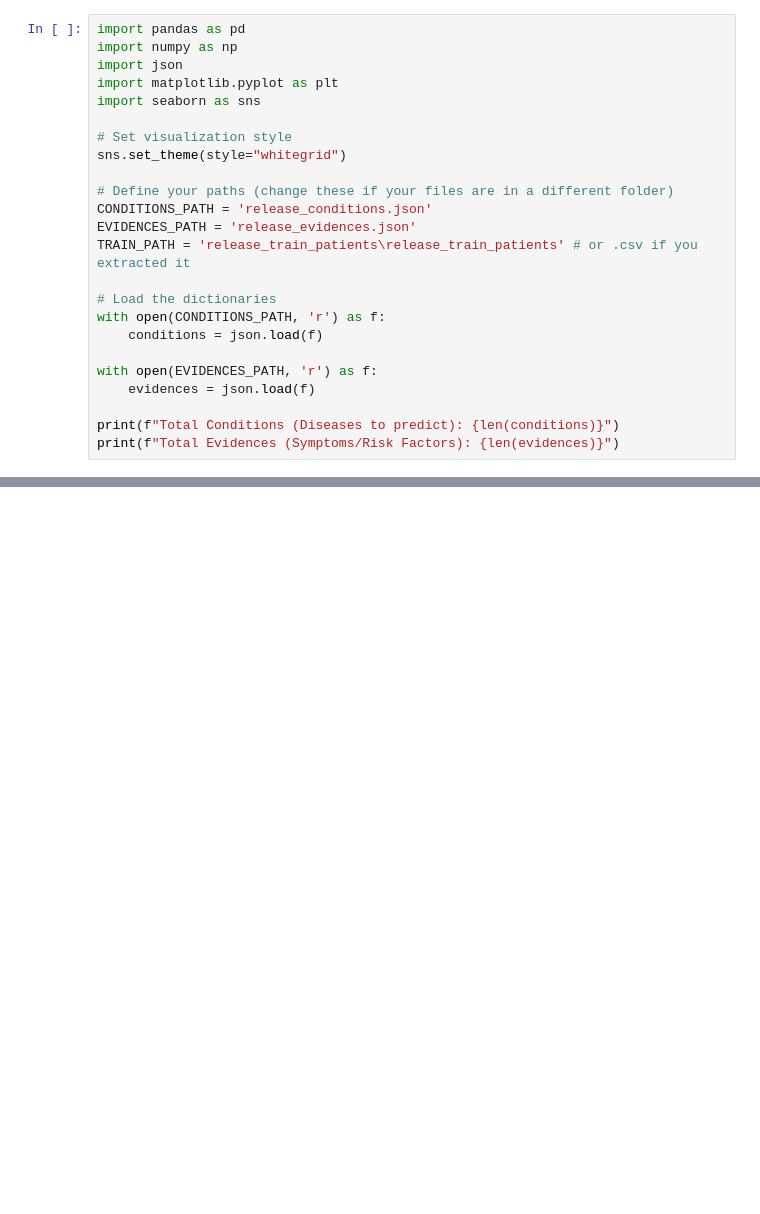
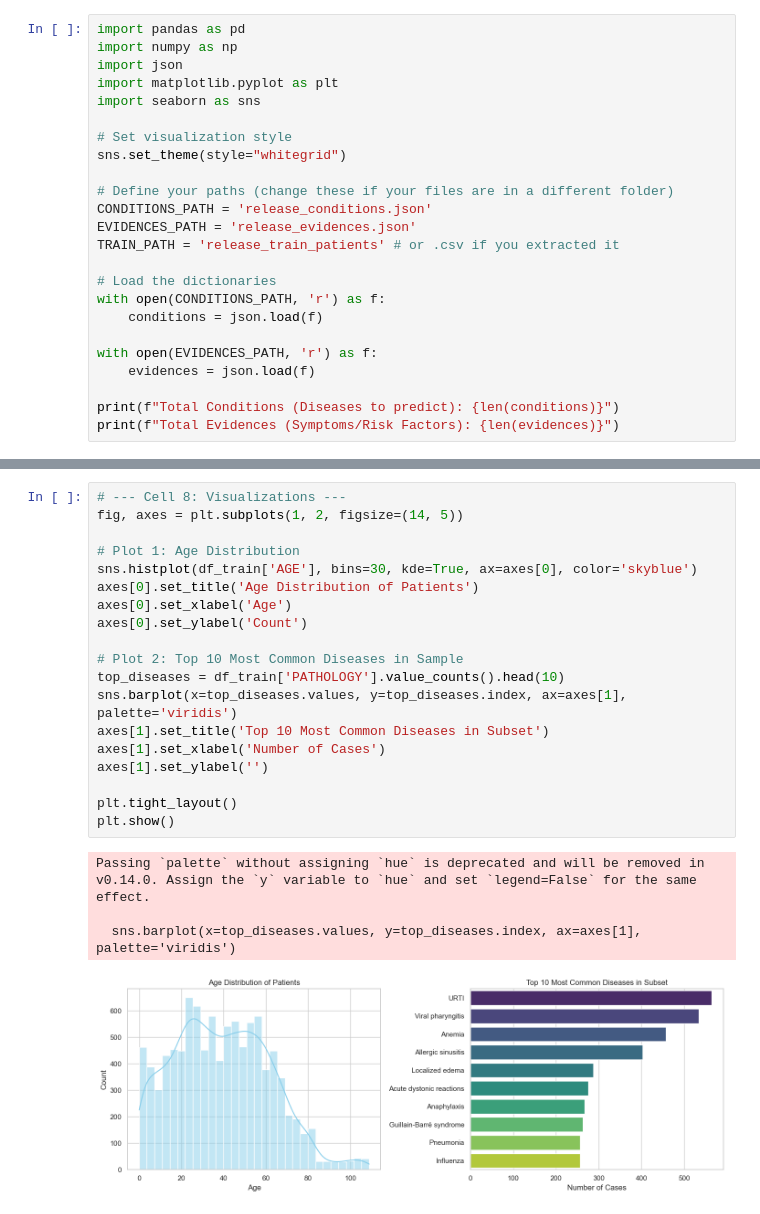
Before and after one commit to ankit1831/health, a Jupyter notebook: prec.ipynb, the cells around one changed output, grey strips where cells are left out. Saved outputs shown, nothing was run; the diff lists cells and outputs as text; blank space fills up the shorter version.

```diff
--- a/prec.ipynb
+++ b/prec.ipynb
@@ -11,7 +11,7 @@ sns.set_theme(style="whitegrid")
 # Define your paths (change these if your files are in a different folder)
 CONDITIONS_PATH = 'release_conditions.json'
 EVIDENCES_PATH = 'release_evidences.json'
-TRAIN_PATH = 'release_train_patients\release_train_patients' # or .csv if you extracted it
+TRAIN_PATH = 'release_train_patients' # or .csv if you extracted it
 
 # Load the dictionaries
 with open(CONDITIONS_PATH, 'r') as f:
@@ -24,0 +283,24 @@ print(f"Total Evidences (Symptoms/Risk Factors): {len(evidences)}")
+# %%
+# --- Cell 8: Visualizations ---
+fig, axes = plt.subplots(1, 2, figsize=(14, 5))
+
+# Plot 1: Age Distribution
+sns.histplot(df_train['AGE'], bins=30, kde=True, ax=axes[0], color='skyblue')
+axes[0].set_title('Age Distribution of Patients')
+axes[0].set_xlabel('Age')
+axes[0].set_ylabel('Count')
+
+# Plot 2: Top 10 Most Common Diseases in Sample
+top_diseases = df_train['PATHOLOGY'].value_counts().head(10)
+sns.barplot(x=top_diseases.values, y=top_diseases.index, ax=axes[1], palette='viridis')
+axes[1].set_title('Top 10 Most Common Diseases in Subset')
+axes[1].set_xlabel('Number of Cases')
+axes[1].set_ylabel('')
+
+plt.tight_layout()
+plt.show()
+# %% [output]
+Passing `palette` without assigning `hue` is deprecated and will be removed in v0.14.0. Assign the `y` variable to `hue` and set `legend=False` for the same effect.
+
+  sns.barplot(x=top_diseases.values, y=top_diseases.index, ax=axes[1], palette='viridis')
+[figure, added]
```
Also changed, not shown: parts of 54 cells of this notebook, 6 other files.
